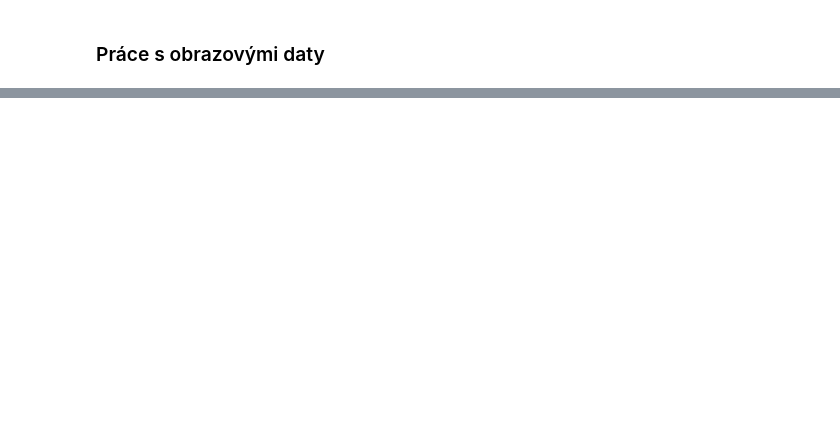
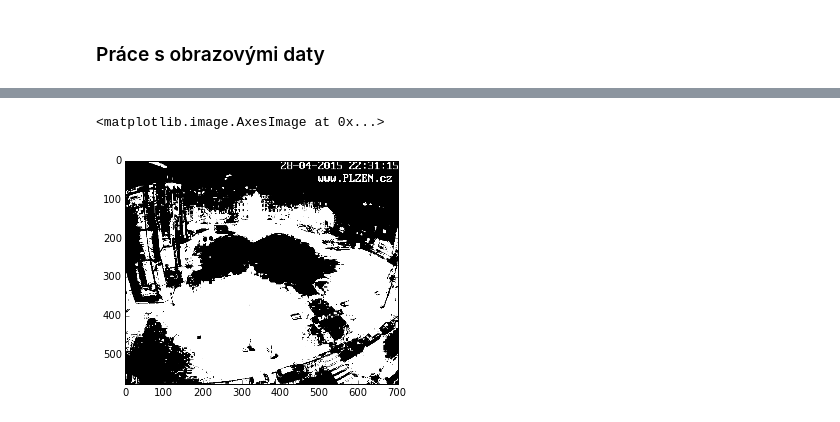
Before and after one commit to mjirik/ZDO, a Jupyter notebook: ZDO_short_tutor.ipynb, the cells around one changed output, grey strips where cells are left out. Cells and saved outputs as stored; diff of their text form; code cells hidden in the pictures; blank space fills up the shorter version.

```diff
--- a/ZDO_short_tutor.ipynb
+++ b/ZDO_short_tutor.ipynb
@@ -95,0 +111,5 @@ URL = "http://uc452cam01-kky.fav.zcu.cz/snapshot.jpg"
+# %%
+imshow(img > 100, cmap='gray')
+# %% [output]
+<matplotlib.image.AxesImage at 0x...>
+[figure, added]
```
Also changed, not shown: parts of 23 cells of this notebook, 1 other file.
